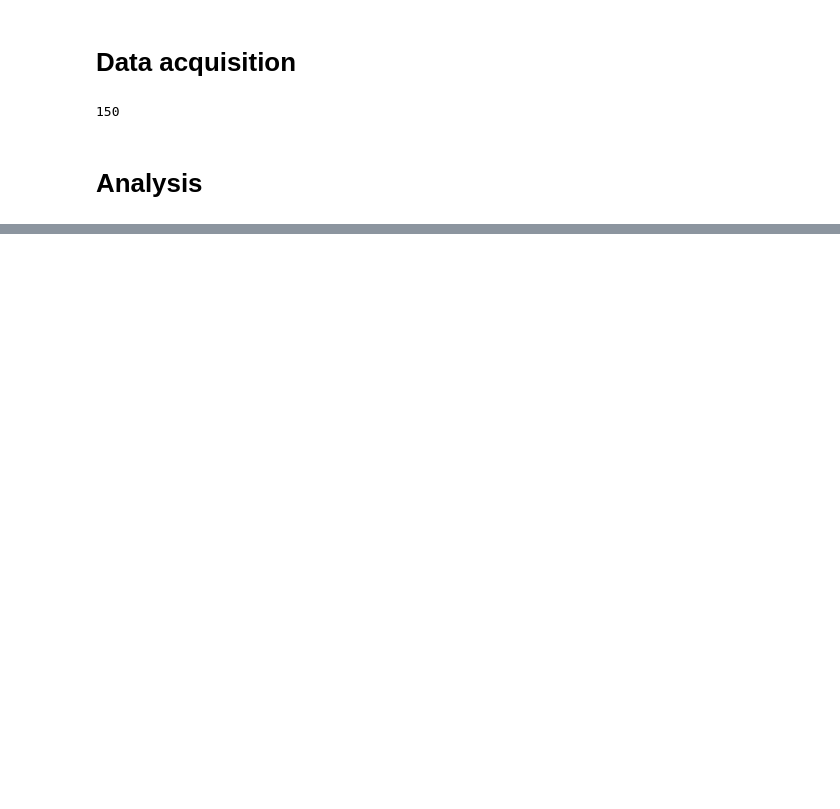
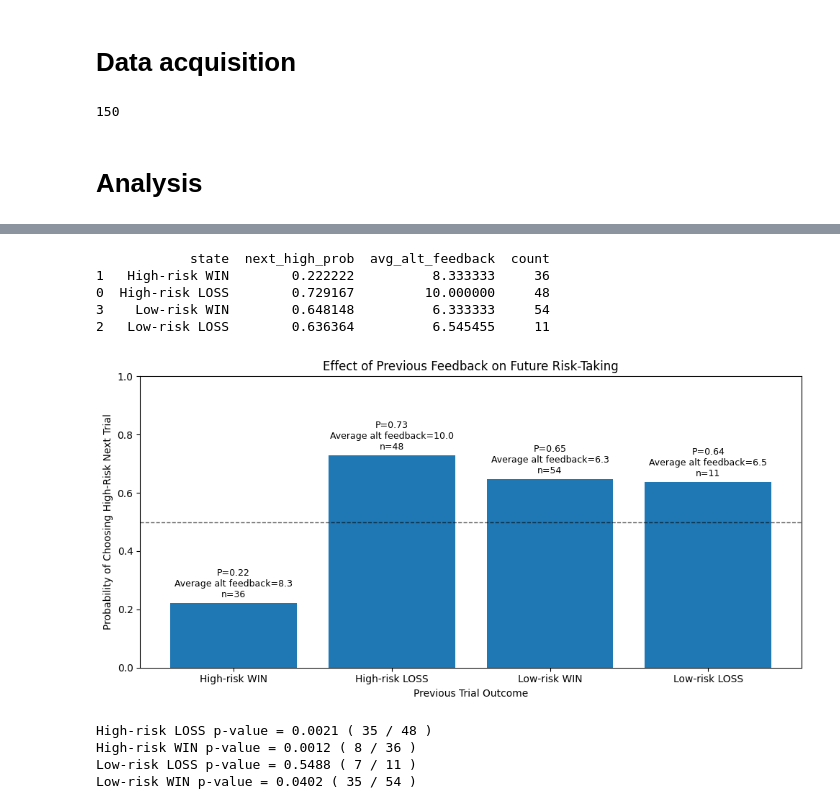
Before and after one commit to Jealiee/Parkinsons-Signal-Analysis, a Jupyter notebook: main.ipynb, the cells around one changed output, grey strips where cells are left out. Drawn from its saved outputs; the diff is of its cells as text; code cells hidden in the pictures; blank space fills up the shorter version.

Commit message:
More statistical tests

```diff
--- a/main.ipynb
+++ b/main.ipynb
@@ -408,33 +455,42 @@ summary = summary.sort_values("state")
 print(summary)
 
 plt.figure(figsize=(10, 5))
 
 bars = plt.bar(summary["state"], summary["next_high_prob"])
 
+plt.axhline(y=0.5, linestyle="--", linewidth=1, color="black", alpha=0.6)
+
 for bar, (_, row) in zip(bars, summary.iterrows()):
     text = (
         f"P={row['next_high_prob']:.2f}\n"
         f"Average alt feedback={row['avg_alt_feedback']:.1f}\n"
         f"n={row['count']}"
     )
 
     plt.text(
         bar.get_x() + bar.get_width() / 2,
         bar.get_height() + 0.02,
         text,
         ha="center",
         fontsize=9,
     )
 
 plt.ylim(0, 1)
 
 plt.ylabel("Probability of Choosing High-Risk Next Trial")
 plt.xlabel("Previous Trial Outcome")
 
 plt.title("Effect of Previous Feedback on Future Risk-Taking")
 
 plt.tight_layout()
 plt.show()
+# %% [output]
+            state  next_high_prob  avg_alt_feedback  count
+1   High-risk WIN        0.222222          8.333333     36
+0  High-risk LOSS        0.729167         10.000000     48
+3    Low-risk WIN        0.648148          6.333333     54
+2   Low-risk LOSS        0.636364          6.545455     11
+[figure, added]
 # %%
 # Check statistical significance of feedback on next choice
 df = pd.read_csv(output_path)
@@ -464,3 +520,36 @@ chi2, p, dof, expected = chi2_contingency(table)
 print("Effect of previous trial state on next risk choice")
 print(f"Chi² = {chi2:.3f}")
 print(f"p-value = {p:.4f}")
+# %%
+# Statistical test to check if each condition is significantly different from random chance
+
+df = pd.read_csv(output_path)
+
+df["chosen_risk"] = df.apply(
+    lambda r: r["symbol1_risk"] if r["chosen_symbol"] == 1 else r["symbol2_risk"],
+    axis=1
+)
+
+df["next_high_risk"] = (df["chosen_risk"] == "high").astype(int).shift(-1)
+
+df_valid = df.iloc[:-1].copy()
+
+df_valid["state"] = df_valid.apply(
+    lambda r: f"{'High' if r['chosen_risk']=='high' else 'Low'}-risk "
+              f"{'WIN' if r['feedback']>0 else 'LOSS'}",
+    axis=1
+)
+
+for state, g in df_valid.groupby("state"):
+
+    n_high = int(g["next_high_risk"].sum())
+    n = int(len(g))
+
+    p = binomtest(n_high, n, p=0.5).pvalue
+
+    print(state, "p-value =", round(p, 4), "(", n_high, "/", n, ")")
+# %% [output]
+High-risk LOSS p-value = 0.0021 ( 35 / 48 )
+High-risk WIN p-value = 0.0012 ( 8 / 36 )
+Low-risk LOSS p-value = 0.5488 ( 7 / 11 )
+Low-risk WIN p-value = 0.0402 ( 35 / 54 )
```
Also changed, not shown: parts of 4 cells of this notebook.
